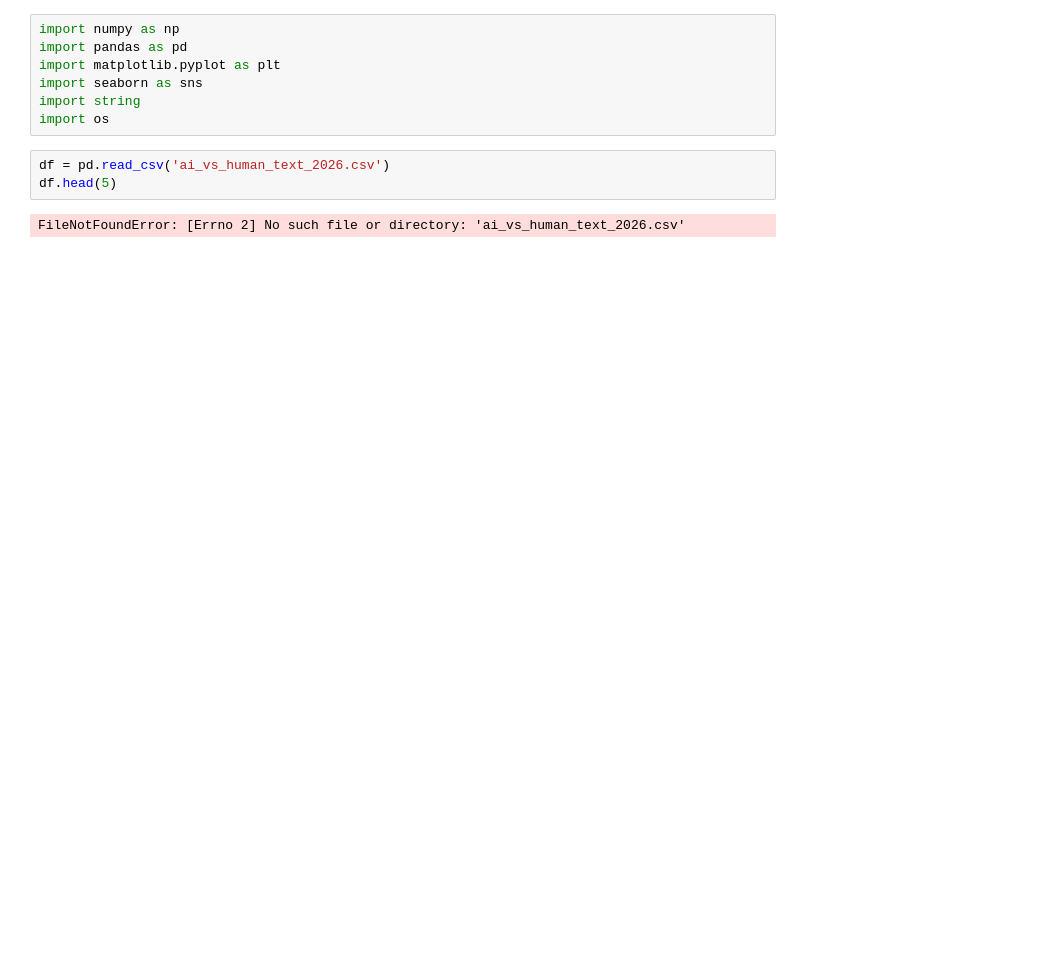
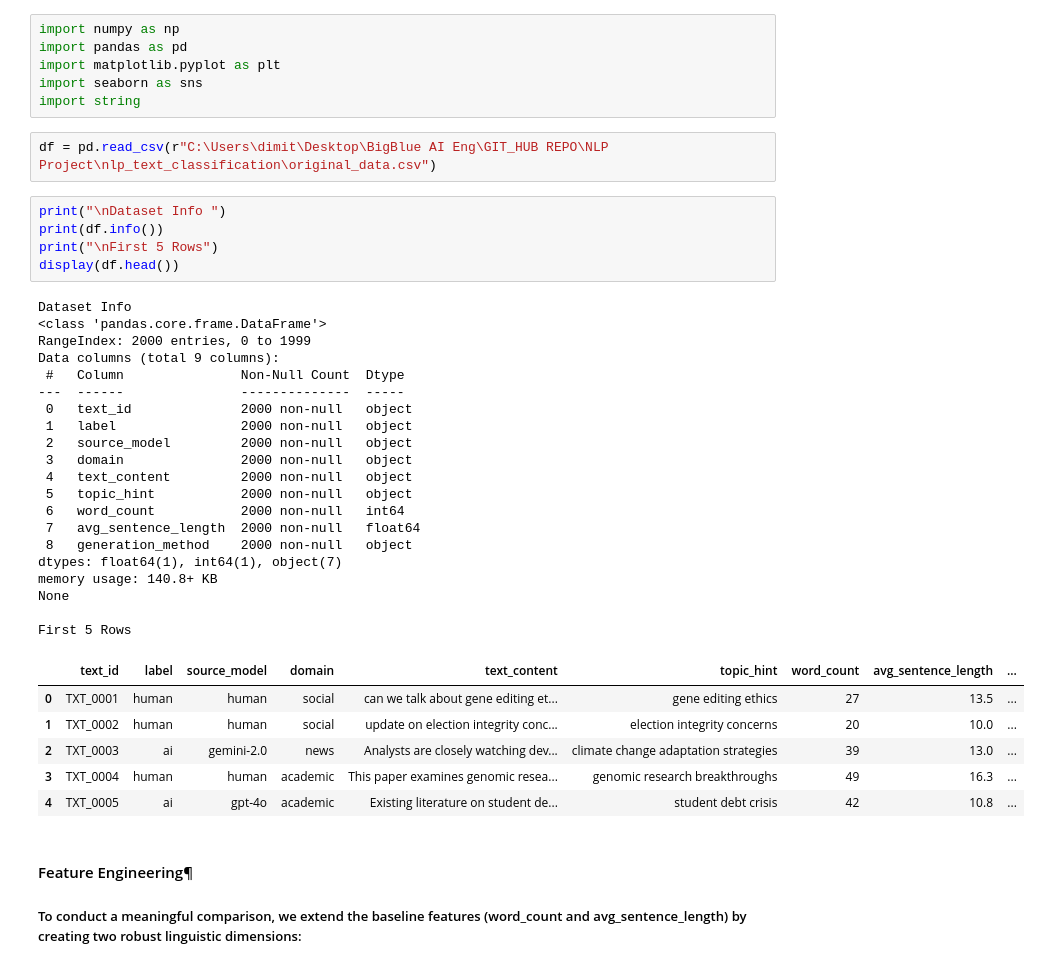
Before and after one commit to nikos-koukis/nlp_text_classification, a Jupyter notebook: notebooks/Clean Data and preprocessing.ipynb, the cells around one changed output. Cells and saved outputs as stored; diff of their text form; blank space fills up the shorter version.

Commit message:
Clean Data with visualisations

```diff
--- a/notebooks/Clean Data and preprocessing.ipynb
+++ b/notebooks/Clean Data and preprocessing.ipynb
@@ -4,9 +4,40 @@ import pandas as pd
 import matplotlib.pyplot as plt
 import seaborn as sns
 import string
-import os
 # %%
-df = pd.read_csv('ai_vs_human_text_2026.csv')
-df.head(5)
+df = pd.read_csv(r"C:\Users\dimit\Desktop\BigBlue AI Eng\GIT_HUB REPO\NLP Project\nlp_text_classification\original_data.csv")
-# %% [output]
-FileNotFoundError: [Errno 2] No such file or directory: 'ai_vs_human_text_2026.csv'
+# %%
+print("\nDataset Info ")
+print(df.info())
+print("\nFirst 5 Rows")
+display(df.head())
+# %% [output]
+Dataset Info
+<class 'pandas.core.frame.DataFrame'>
+RangeIndex: 2000 entries, 0 to 1999
+Data columns (total 9 columns):
+ #   Column               Non-Null Count  Dtype
+---  ------               --------------  -----
+ 0   text_id              2000 non-null   object
+ 1   label                2000 non-null   object
+ 2   source_model         2000 non-null   object
+ 3   domain               2000 non-null   object
+ 4   text_content         2000 non-null   object
+ 5   topic_hint           2000 non-null   object
+ 6   word_count           2000 non-null   int64
+ 7   avg_sentence_length  2000 non-null   float64
+ 8   generation_method    2000 non-null   object
+dtypes: float64(1), int64(1), object(7)
+memory usage: 140.8+ KB
+None
+
+First 5 Rows
+|  | text_id | label | source_model | domain | text_content | topic_hint | word_count | avg_sentence_length | ... |
+| 0 | TXT_0001 | human | human | social | can we talk about gene editing et... | gene editing ethics | 27 | 13.5 | ... |
+| 1 | TXT_0002 | human | human | social | update on election integrity conc... | election integrity concerns | 20 | 10.0 | ... |
+| 2 | TXT_0003 | ai | gemini-2.0 | news | Analysts are closely watching dev... | climate change adaptation strategies | 39 | 13.0 | ... |
+| 3 | TXT_0004 | human | human | academic | This paper examines genomic resea... | genomic research breakthroughs | 49 | 16.3 | ... |
+| 4 | TXT_0005 | ai | gpt-4o | academic | Existing literature on student de... | student debt crisis | 42 | 10.8 | ... |
+# %% [markdown]
+#### Feature Engineering¶
+##### To conduct a meaningful comparison, we extend the baseline features (word_count and avg_sentence_length) by creating two robust linguistic dimensions:
```
Also changed, not shown: parts of 15 cells of this notebook, 2 other files.
